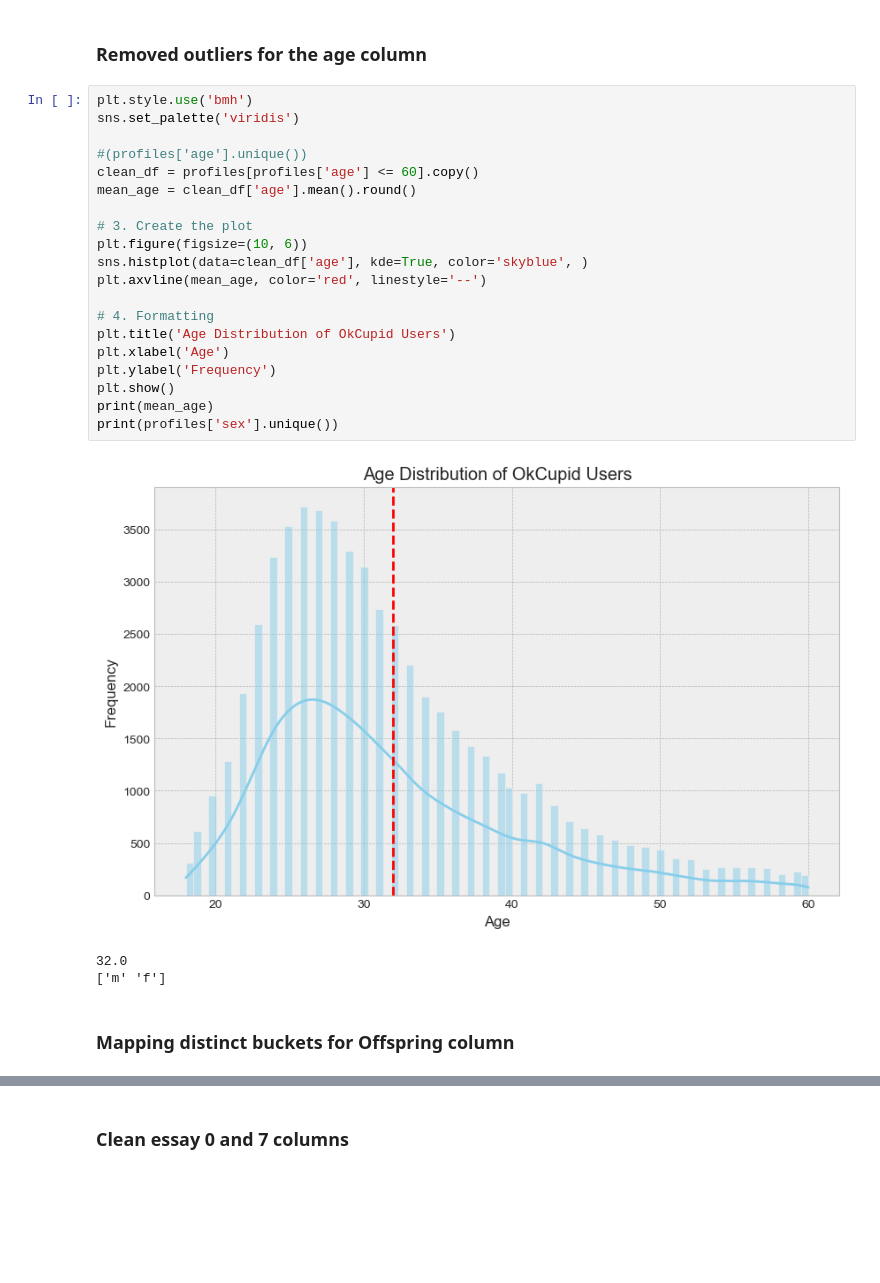
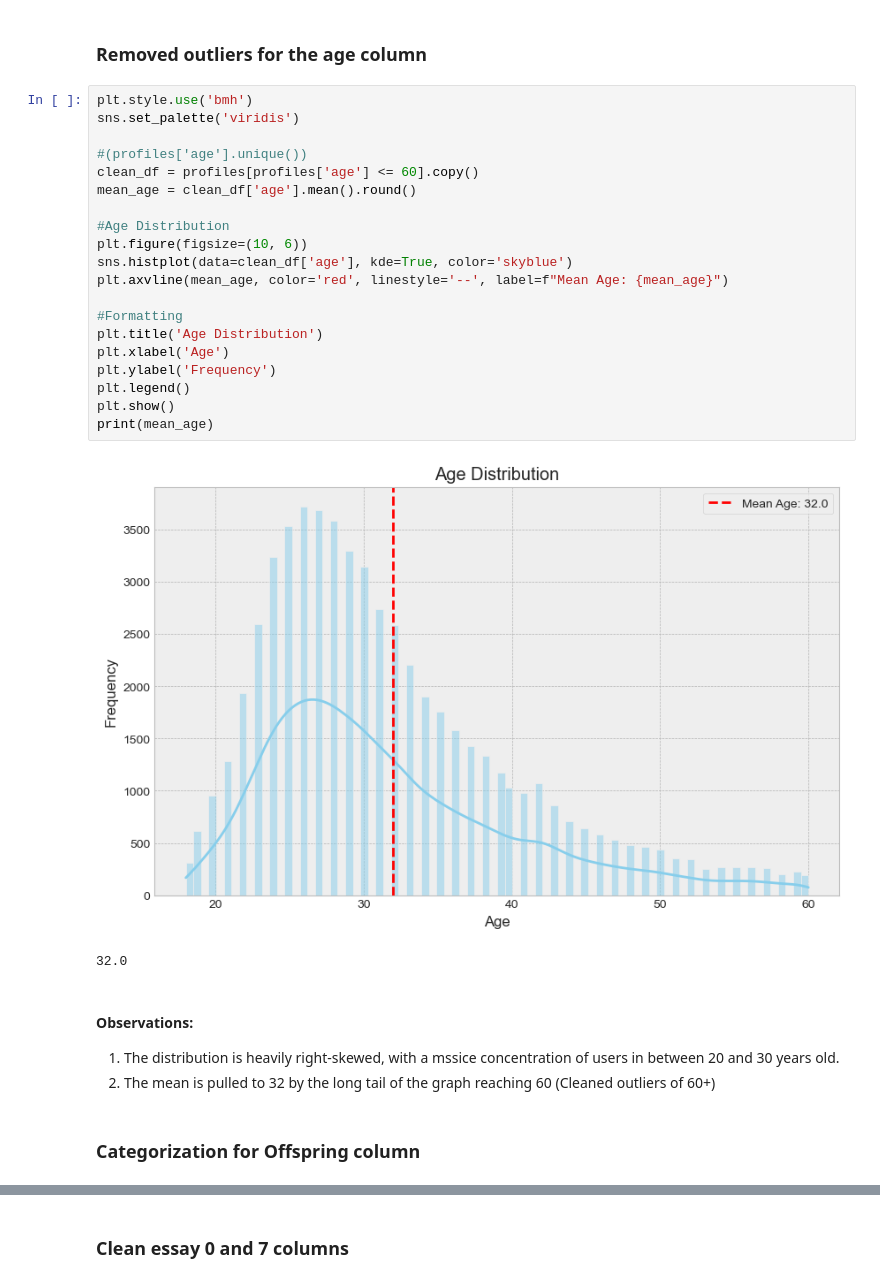
Before and after one commit to byPolo/OkCupid, a Jupyter notebook: Notebooks/OkCupid_DSP.ipynb, the cells around one changed output, grey strips where cells are left out. Drawn from its saved outputs; the diff is of its cells as text; blank space fills up the shorter version.

```diff
--- a/Notebooks/OkCupid_DSP.ipynb
+++ b/Notebooks/OkCupid_DSP.ipynb
@@ -301,27 +294,30 @@ So I am now going to create a K-Means model to predict the intent of users (Long
 # %%
 plt.style.use('bmh')
 sns.set_palette('viridis')
 
 #(profiles['age'].unique())
 clean_df = profiles[profiles['age'] <= 60].copy()
 mean_age = clean_df['age'].mean().round()
 
-# 3. Create the plot
+#Age Distribution
 plt.figure(figsize=(10, 6))
-sns.histplot(data=clean_df['age'], kde=True, color='skyblue', )
-plt.axvline(mean_age, color='red', linestyle='--')
+sns.histplot(data=clean_df['age'], kde=True, color='skyblue')
+plt.axvline(mean_age, color='red', linestyle='--', label=f"Mean Age: {mean_age}")
 
-# 4. Formatting
-plt.title('Age Distribution of OkCupid Users')
+#Formatting
+plt.title('Age Distribution')
 plt.xlabel('Age')
 plt.ylabel('Frequency')
+plt.legend()
 plt.show()
 print(mean_age)
-print(profiles['sex'].unique())
 # %% [output]
-[figure, old version]
+[figure, new version]
 32.0
-['m' 'f']
+# %% [markdown]
+#### Observations:
+1. The distribution is heavily right-skewed, with a mssice concentration of users in between 20 and 30 years old.
+2. The mean is pulled to 32 by the long tail of the graph reaching 60 (Cleaned outliers of 60+)
 # %% [markdown]
-### Mapping distinct buckets for Offspring column
+### Categorization for Offspring column
 # %%
```
Also changed, not shown: parts of 25 cells of this notebook, 1 other file.
